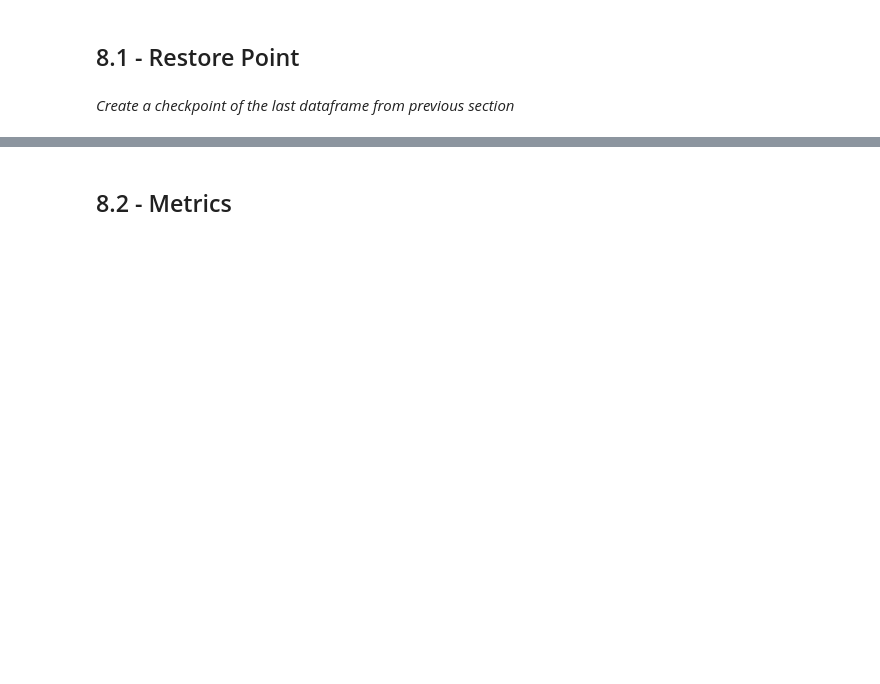
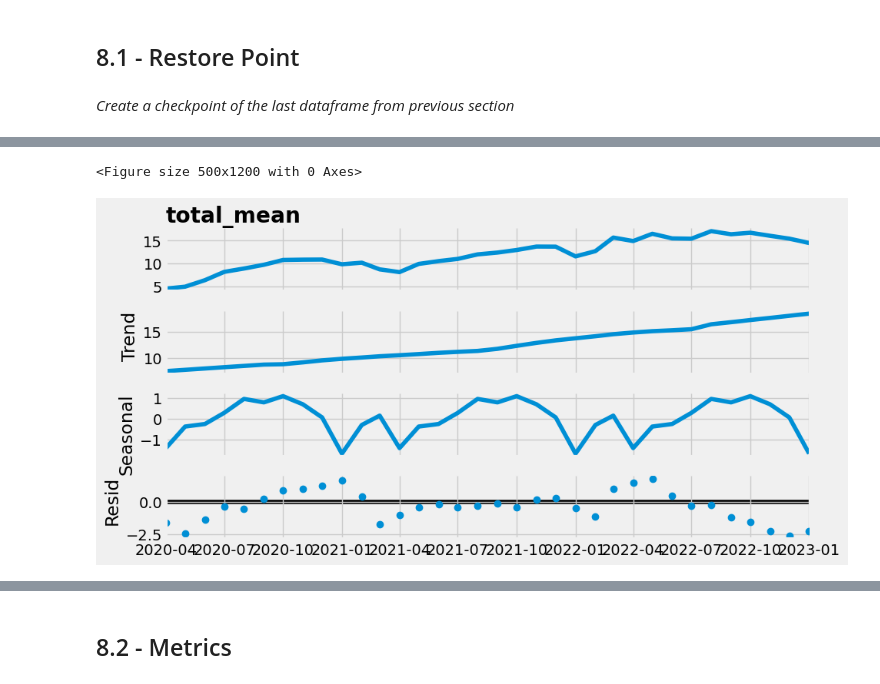
Before and after one commit to OmdenaAI/sao-paulo-chapter-passenger-demand, a Jupyter notebook: src/tasks/task_3_model_training_validation/ds_gustavo_cunha/0.0_gustavo-cunha_first_iteration.ipynb, the cells around one changed output, grey strips where cells are left out. Saved outputs shown, nothing was run; the diff lists cells and outputs as text; code cells hidden in the pictures; blank space fills up the shorter version.

```diff
--- a/src/tasks/task_3_model_training_validation/ds_gustavo_cunha/0.0_gustavo-cunha_first_iteration.ipynb
+++ b/src/tasks/task_3_model_training_validation/ds_gustavo_cunha/0.0_gustavo-cunha_first_iteration.ipynb
@@ -1706,0 +1739,14 @@ display(df_train_agg_pos_covid.head())
+# %%
+# Additive Decomposition (y = Trend + Seasonal + Residuals)
+result_add = seasonal_decompose(
+    x=df_train_agg_pos_covid.set_index("year_month", drop=True)["total_mean"],
+    model='additive',
+    extrapolate_trend = "freq")
+
+# define figure size
+f = plt.figure(figsize=(5, 12))
+# plot decomposition
+result_add.plot();
+# %% [output]
+<Figure size 500x1200 with 0 Axes>
+[figure, added]
```
Also changed, not shown: parts of 53 cells of this notebook, 1 other file.
